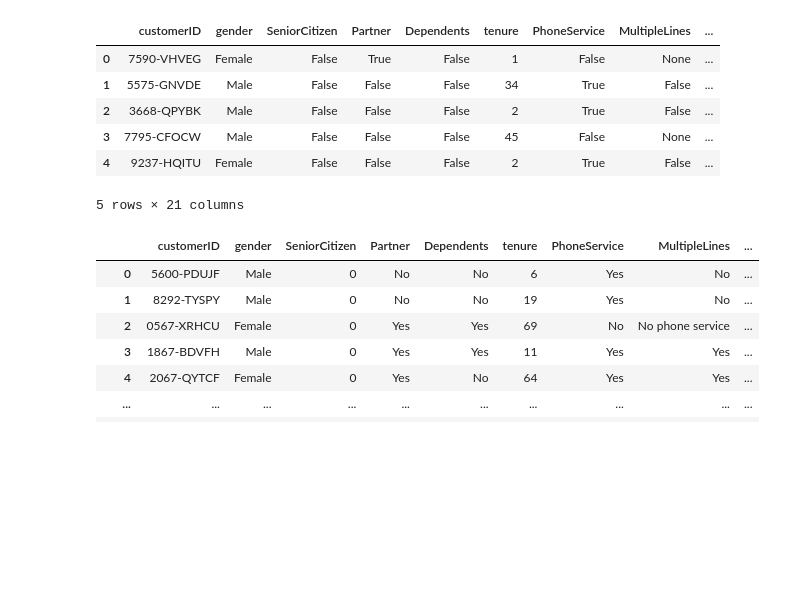
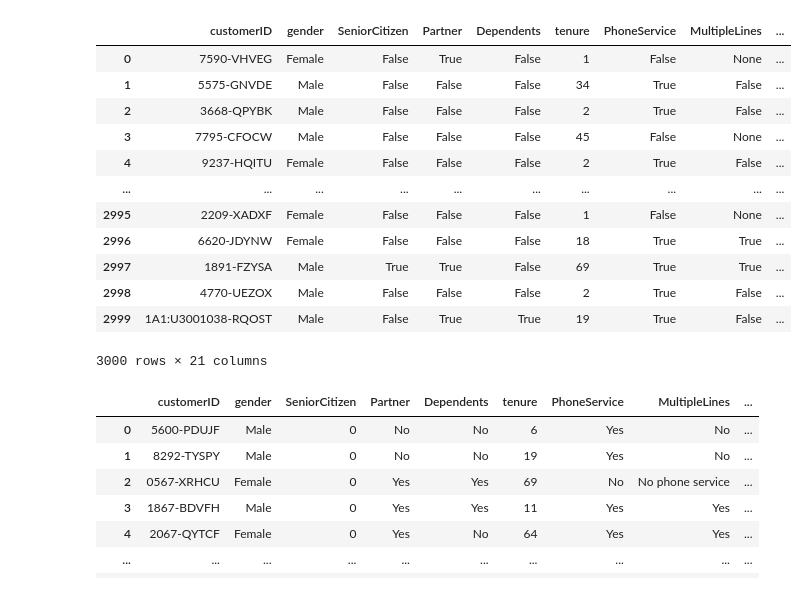
Before and after one commit to Asi9128/PHASE2_FIRST_PROJECT, a Jupyter notebook: PROJECT1_PH2.ipynb, the cells around one changed output. Cells and saved outputs as stored; diff of their text form; code cells hidden in the pictures; blank space fills up the shorter version.

```diff
--- a/PROJECT1_PH2.ipynb
+++ b/PROJECT1_PH2.ipynb
@@ -25,38 +25,44 @@ database = 'dapDB'
 username = 'LP2_project'
 password = 'Stat$AndD@t@Rul3'
 driver = '{ODBC Driver 17 for SQL Server}'
 
 # Create connection string
 connection_string = f"mssql+pyodbc:///?odbc_connect=" + urllib.parse.quote_plus(
     f"DRIVER={driver};"
     f"SERVER={server};"
     f"DATABASE={database};"
     f"UID={username};"
     f"PWD={password};"
 )
 
 # Create engine
 engine = create_engine(connection_string)
 
 # Test query using SQLAlchemy's text method
 try:
     with engine.connect() as connection:
-        query = text("SELECT TOP 5 * FROM dbo.LP2_Telco_churn_first_3000")
-        result = connection.execute(query)
+        query = text("SELECT * FROM dbo.LP2_Telco_churn_first_3000")
+        train_data1 = connection.execute(query)
 
         # Convert result to a pandas DataFrame
-        df = pd.DataFrame(result.fetchall(), columns=result.keys())
-        display(df)  # Display the dataframe in IPython/Jupyter
+        train_data1 = pd.DataFrame(train_data1.fetchall(), columns=train_data1.keys())
+        display(train_data1)  # Display the dataframe
 except Exception as e:
     print(f"Error executing query: {e}")
 # %% [output]
 |  | customerID | gender | SeniorCitizen | Partner | Dependents | tenure | PhoneService | MultipleLines | ... |
 | 0 | 7590-VHVEG | Female | False | True | False | 1 | False | None | ... |
 | 1 | 5575-GNVDE | Male | False | False | False | 34 | True | False | ... |
 | 2 | 3668-QPYBK | Male | False | False | False | 2 | True | False | ... |
 | 3 | 7795-CFOCW | Male | False | False | False | 45 | False | None | ... |
 | 4 | 9237-HQITU | Female | False | False | False | 2 | True | False | ... |
+| ... | ... | ... | ... | ... | ... | ... | ... | ... | ... |
+| 2995 | 2209-XADXF | Female | False | False | False | 1 | False | None | ... |
+| 2996 | 6620-JDYNW | Female | False | False | False | 18 | True | True | ... |
+| 2997 | 1891-FZYSA | Male | True | True | False | 69 | True | True | ... |
+| 2998 | 4770-UEZOX | Male | False | False | False | 2 | True | False | ... |
+| 2999 | 1A1:U3001038-RQOST | Male | False | True | True | 19 | True | False | ... |
-5 rows × 21 columns
+3000 rows × 21 columns
 # %%
 # LOADING SECOND DATASET AS CSV
 train_data2 = pd.read_csv(r"C:\Users\HP1\Documents\DATASET FOR PHASE2 PROJECT\LP2_Telco-churn-second-2000.csv")
```
Also changed, not shown: parts of 7 cells of this notebook.
